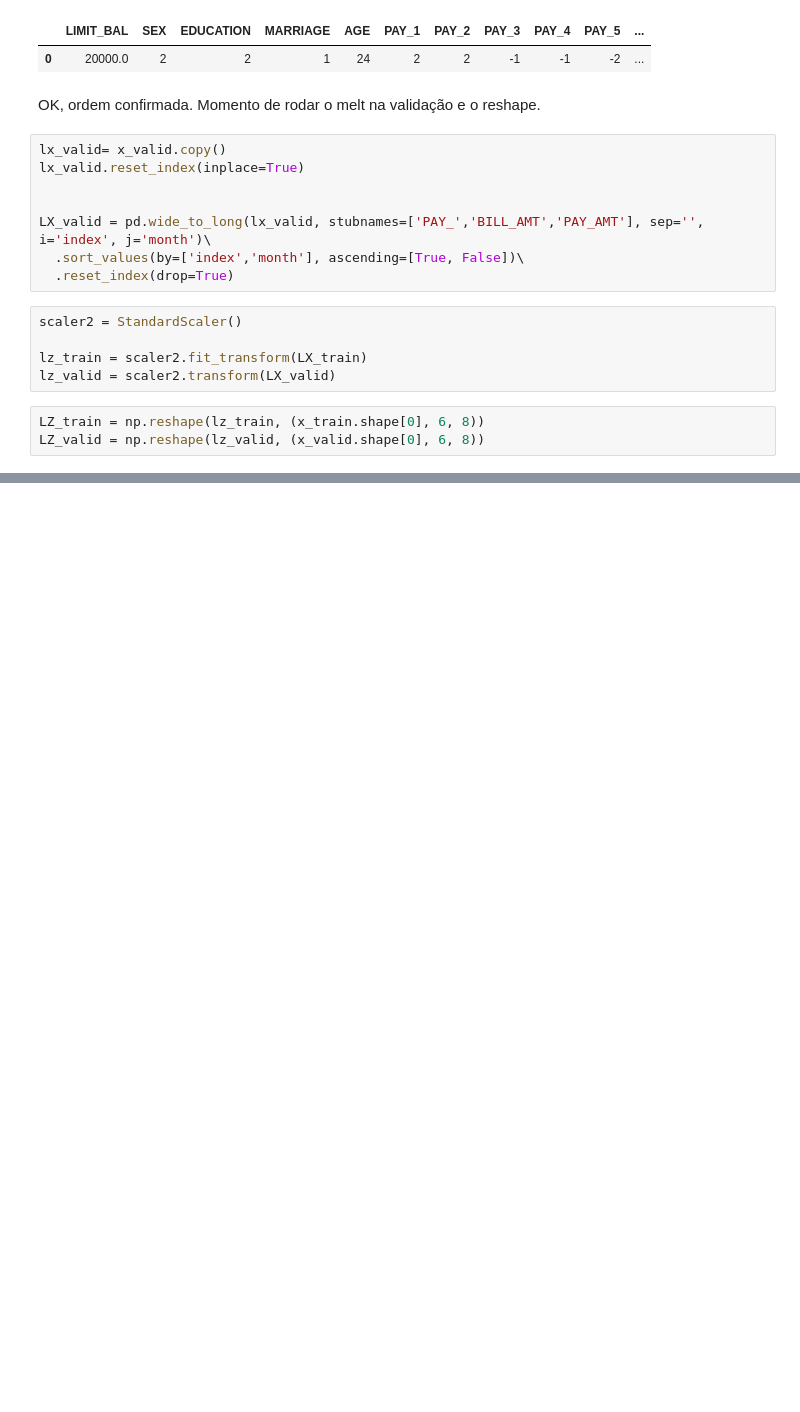
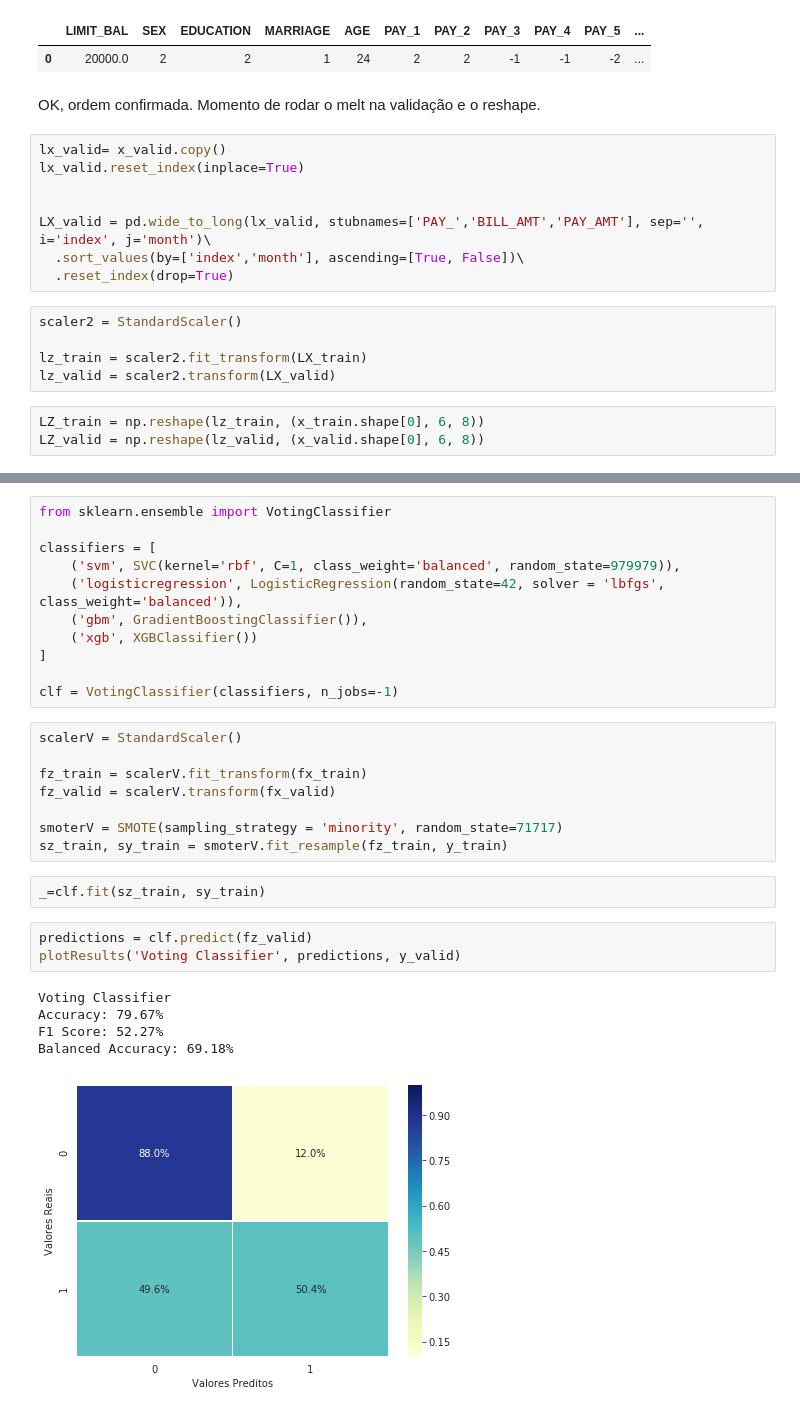
Before and after one commit to tmiessa/mdc-defaultcredit, a Jupyter notebook: mdc_defaultcredit.ipynb, the cells around one changed output, grey strips where cells are left out. Drawn from its saved outputs; the diff is of its cells as text; blank space fills up the shorter version.

```diff
--- a/mdc_defaultcredit.ipynb
+++ b/mdc_defaultcredit.ipynb
@@ -1254,0 +1328,30 @@ Balanced Accuracy: 51.05%
+# %%
+from sklearn.ensemble import VotingClassifier
+
+classifiers = [
+    ('svm', SVC(kernel='rbf', C=1, class_weight='balanced', random_state=979979)),
+    ('logisticregression', LogisticRegression(random_state=42, solver = 'lbfgs', class_weight='balanced')),
+    ('gbm', GradientBoostingClassifier()),
+    ('xgb', XGBClassifier())
+]
+
+clf = VotingClassifier(classifiers, n_jobs=-1)
+# %%
+scalerV = StandardScaler()
+
+fz_train = scalerV.fit_transform(fx_train)
+fz_valid = scalerV.transform(fx_valid)
+
+smoterV = SMOTE(sampling_strategy = 'minority', random_state=71717)
+sz_train, sy_train = smoterV.fit_resample(fz_train, y_train)
+# %%
+_=clf.fit(sz_train, sy_train)
+# %%
+predictions = clf.predict(fz_valid)
+plotResults('Voting Classifier', predictions, y_valid)
+# %% [output]
+Voting Classifier
+Accuracy: 79.67%
+F1 Score: 52.27%
+Balanced Accuracy: 69.18%
+[figure, added]
```
Also changed, not shown: parts of 13 cells of this notebook.
